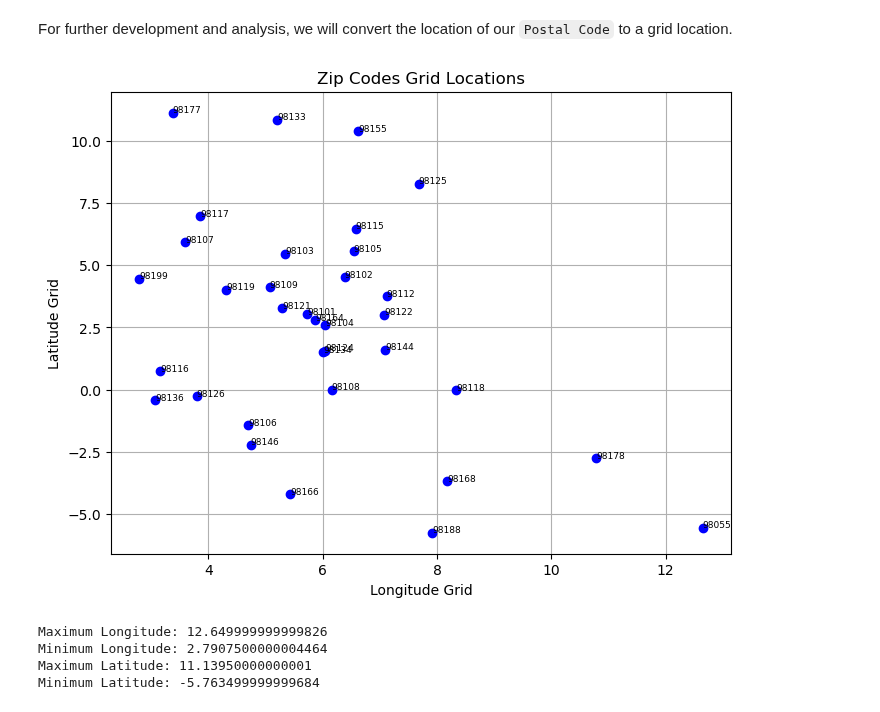
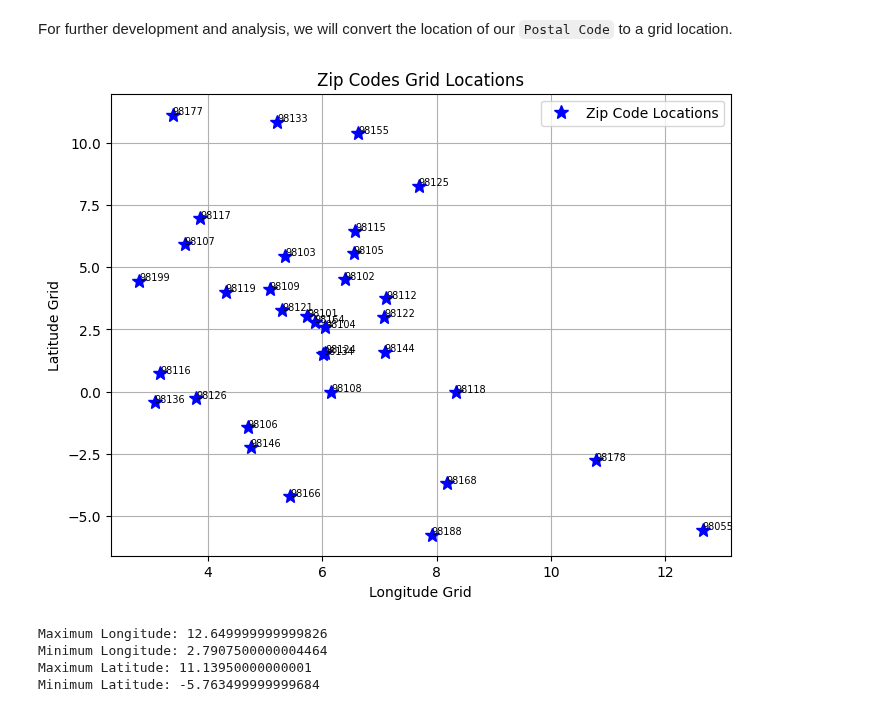
Before and after one commit to lqminhhh/Charging-Location-Optimization, a Jupyter notebook: Final.ipynb, the cells around one changed output. Cells and saved outputs as stored; diff of their text form; code cells hidden in the pictures.

```diff
--- a/Final.ipynb
+++ b/Final.ipynb
@@ -77,33 +77,34 @@ For further development and analysis, we will convert the location of our `Posta
 # %%
 # Define maximum and minimum longitude and latitude ranges
 min_lon, max_lon = -122.45, -122.25
 min_lat, max_lat = 47.55, 47.75
 
 # Define grid size
 grid_size = 10
 
 # Function to map longitude and latitude to grid location
 def map_to_grid(lon, lat):
     lon_idx = (lon - min_lon) / (max_lon - min_lon) * grid_size
     lat_idx = (lat - min_lat) / (max_lat - min_lat) * grid_size
     return lon_idx, lat_idx
 
 # Convert coordinates to grid locations
 grid_locations = {zipcode: map_to_grid(lon, lat) for zipcode, (lat, lon) in grid.items()}
 
 # Plot grid locations
-plt.figure(figsize=(8, 6))
+plt.figure(figsize=(10, 8))
 for zipcode, (lon_idx, lat_idx) in grid_locations.items():
-    plt.plot(lon_idx, lat_idx, 'bo')
-    plt.text(lon_idx, lat_idx, str(int(zipcode)), fontsize=6.5)
+    plt.plot(lon_idx, lat_idx, 'b*', markersize = 10)
+    plt.text(lon_idx, lat_idx, str(int(zipcode)), fontsize=7)
 
 plt.title('Zip Codes Grid Locations')
 plt.xlabel('Longitude Grid')
 plt.ylabel('Latitude Grid')
+plt.legend(['Zip Code Locations'])
 plt.grid(True)
 plt.show()
 # %% [output]
-[figure, old version]
+[figure, new version]
 # %%
 # Grid locations converted from the given longitudes and latitudes of postal codes
 df = pd.DataFrame.from_dict(grid_locations, orient='index', columns=["Longitude", "Latitude"])
```
Also changed, not shown: parts of 12 cells of this notebook.
